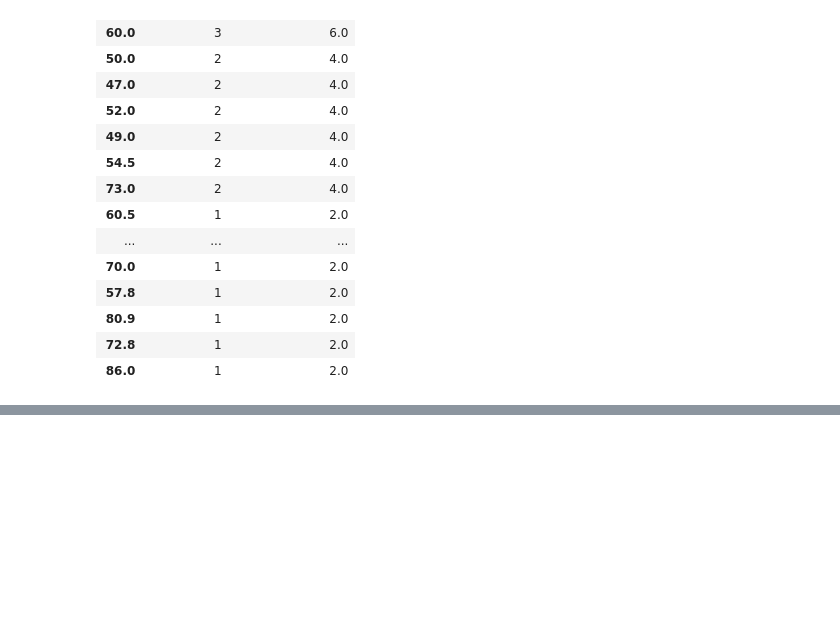
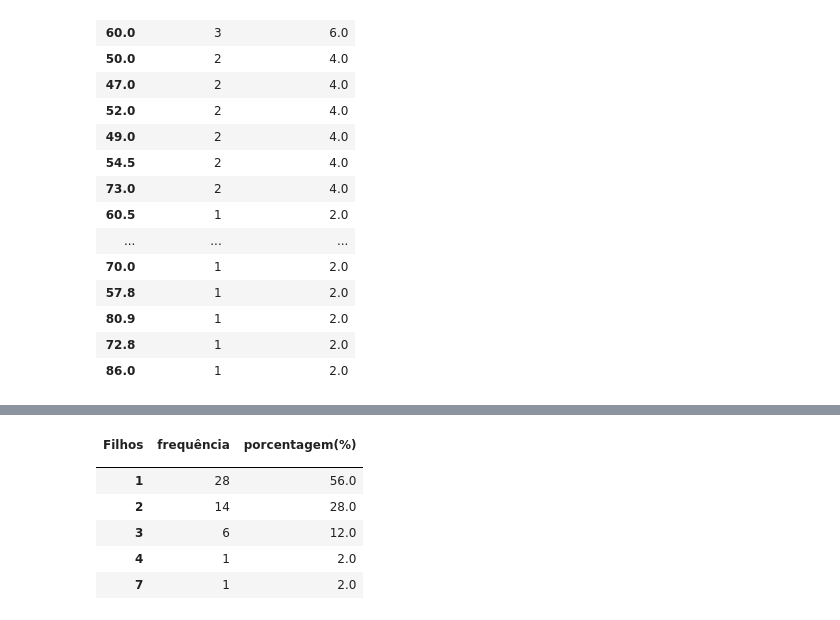
Before and after one commit to alnnu/ProbabilidadeEstatistica, a Jupyter notebook: analise de dados/tarefa1/tarefa1.ipynb, the cells around one changed output, grey strips where cells are left out. Cells and saved outputs as stored; diff of their text form; code cells hidden in the pictures; blank space fills up the shorter version.

Commit message:
add: tabela e grafico filhos

```diff
--- a/analise de dados/tarefa1/tarefa1.ipynb
+++ b/analise de dados/tarefa1/tarefa1.ipynb
@@ -142,0 +143,11 @@ plt.histogram(dados['Peso'], x = 'Peso', title='Histograma de peso', nbins=35)
+# %%
+dis = DisFreq("Filhos")
+dis
+# %% [output]
+| Filhos | frequência | porcentagem(%) |
+|  |  |  |
+| 1 | 28 | 56.0 |
+| 2 | 14 | 28.0 |
+| 3 | 6 | 12.0 |
+| 4 | 1 | 2.0 |
+| 7 | 1 | 2.0 |
```
Also changed, not shown: parts of 2 cells of this notebook, 1 other file.
